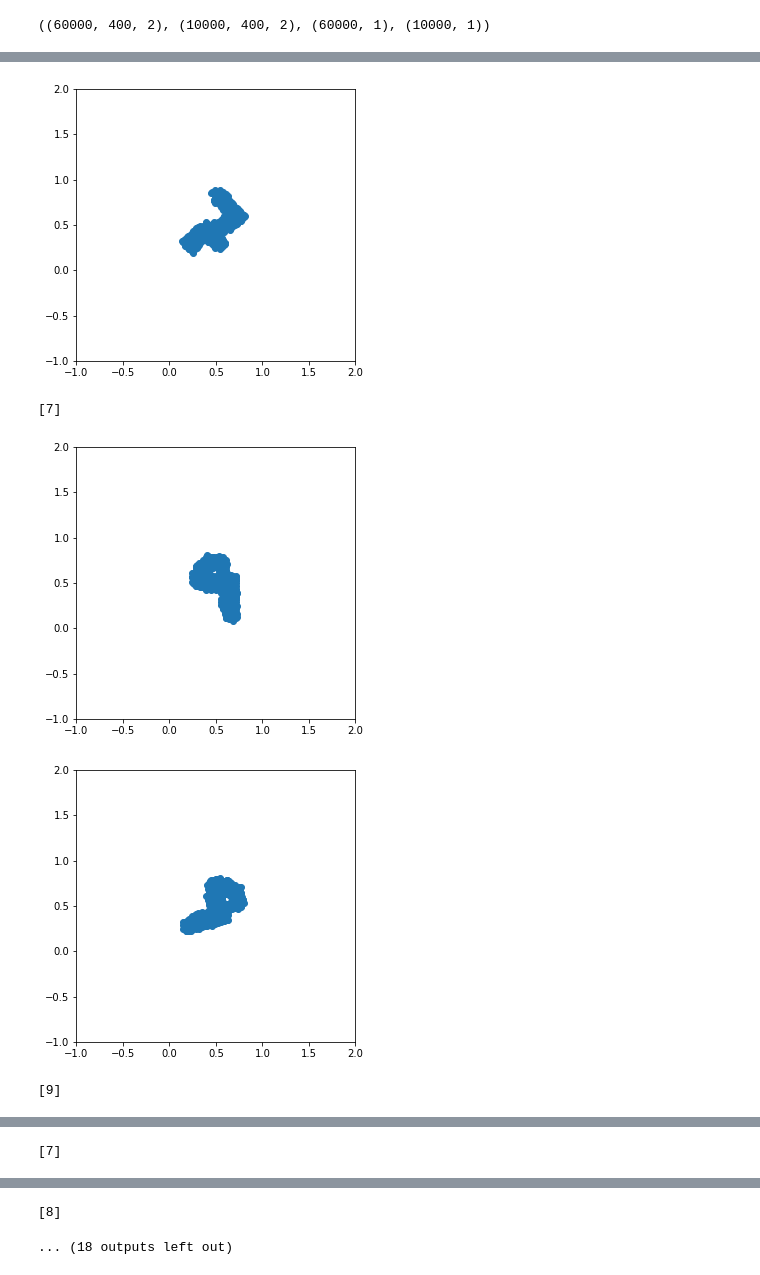
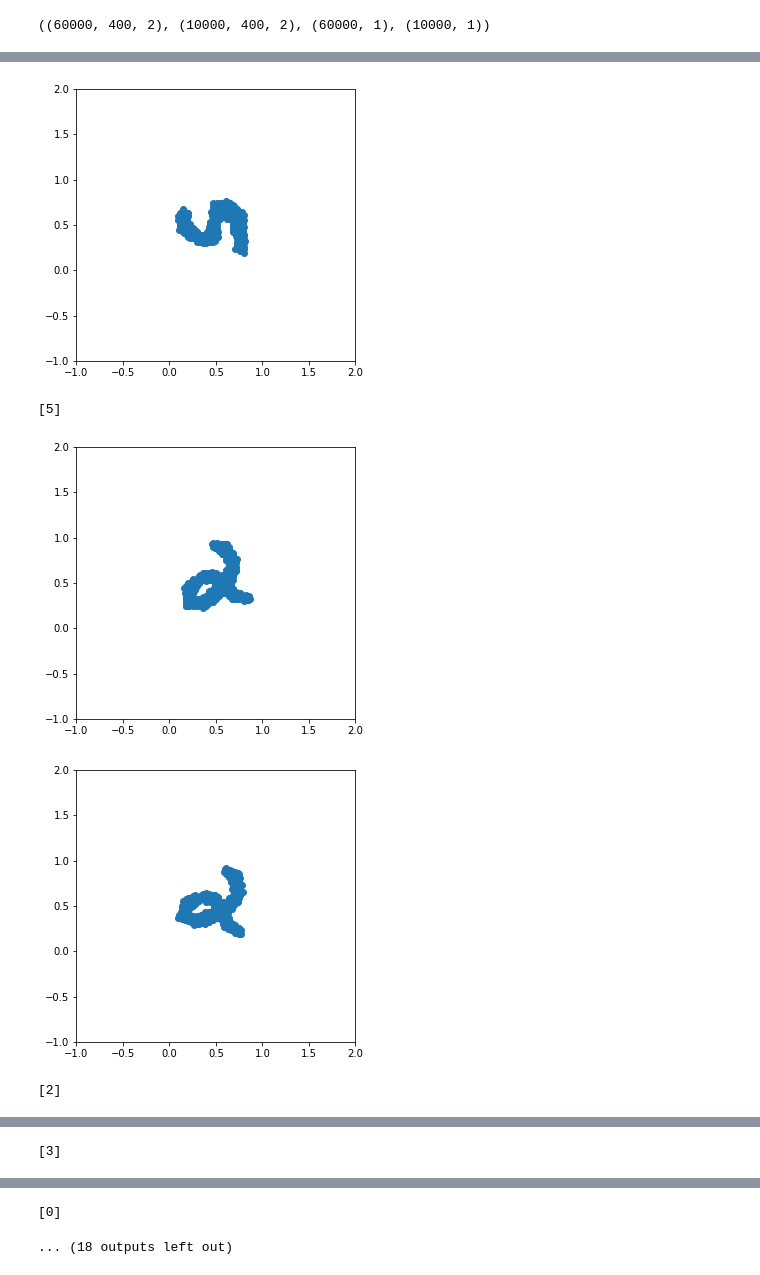
Before and after one commit to mountain-viewer/mipt-research, a Jupyter notebook: infra.ipynb, the cells around one changed output, grey strips where cells are left out. Drawn from its saved outputs; the diff is of its cells as text; code cells hidden in the pictures.

```diff
--- a/infra.ipynb
+++ b/infra.ipynb
@@ -36,10 +36,9 @@ def get_examples(n_examples):
         rotated_examples.append(np.dot(examples[i], rotation_matrix))
 
     rotated_examples = np.array(rotated_examples)
-    delta = np.array([0.5, 0.5]) - rotated_examples.mean(axis=1).reshape(10, 1, 2)
-    print(rotated_examples.shape)
-    print(delta.shape)
+    delta = np.array([0.5, 0.5]) - rotated_examples.mean(axis=1).reshape(n_examples, 1, 2)
+
     rotated_examples += delta
     return examples, rotated_examples, theta, y_train[ix]
 # %%
-examples, rotated_examples, theta, labels = get_examples(10)
+examples, rotated_examples, theta, labels = get_examples(1000)
@@ -49,7 +45,7 @@ examples, rotated_examples, theta, labels = get_examples(10)
 # %%
 import matplotlib.pyplot as plt
 # %%
-for i in range(len(examples)):
+for i in range(min(len(examples), 10)):
     plt.figure(figsize=(5, 5))
     plt.scatter(examples[i][:, 0], examples[i][:, 1])
     plt.xlim(-1, 2)
@@ -68,5 +64,5 @@ for i in range(len(examples)):
-[figure, old version]
+[figure, new version]
-[7]
+[5]
-[figure, old version]
+[figure, new version]
-[figure, old version]
+[figure, new version]
-[9]
+[2]
@@ -75 +71 @@ for i in range(len(examples)):
-[7]
+[3]
@@ -78,2 +74,2 @@ for i in range(len(examples)):
-[8]
+[0]
 ... (18 outputs left out)
```
Also changed, not shown: parts of 15 cells of this notebook.
